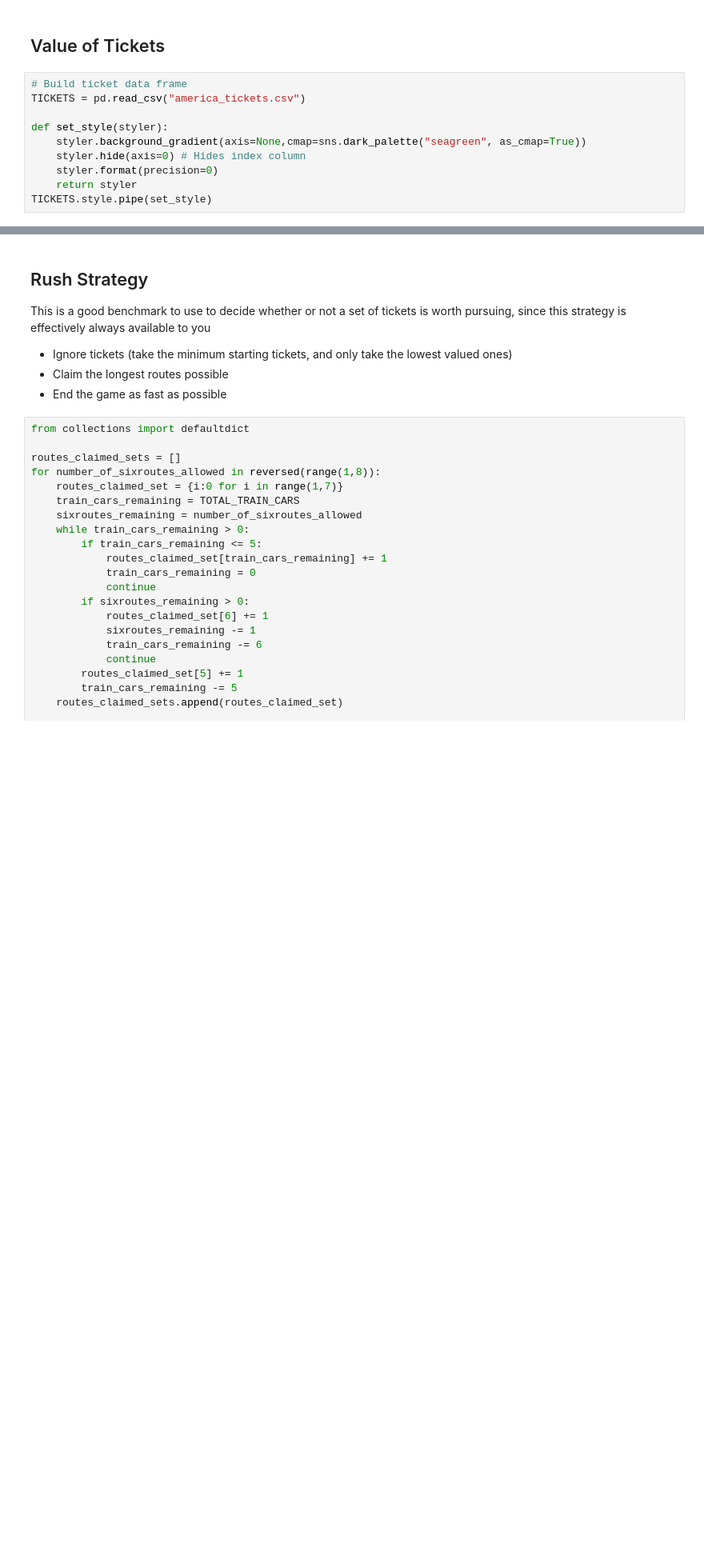
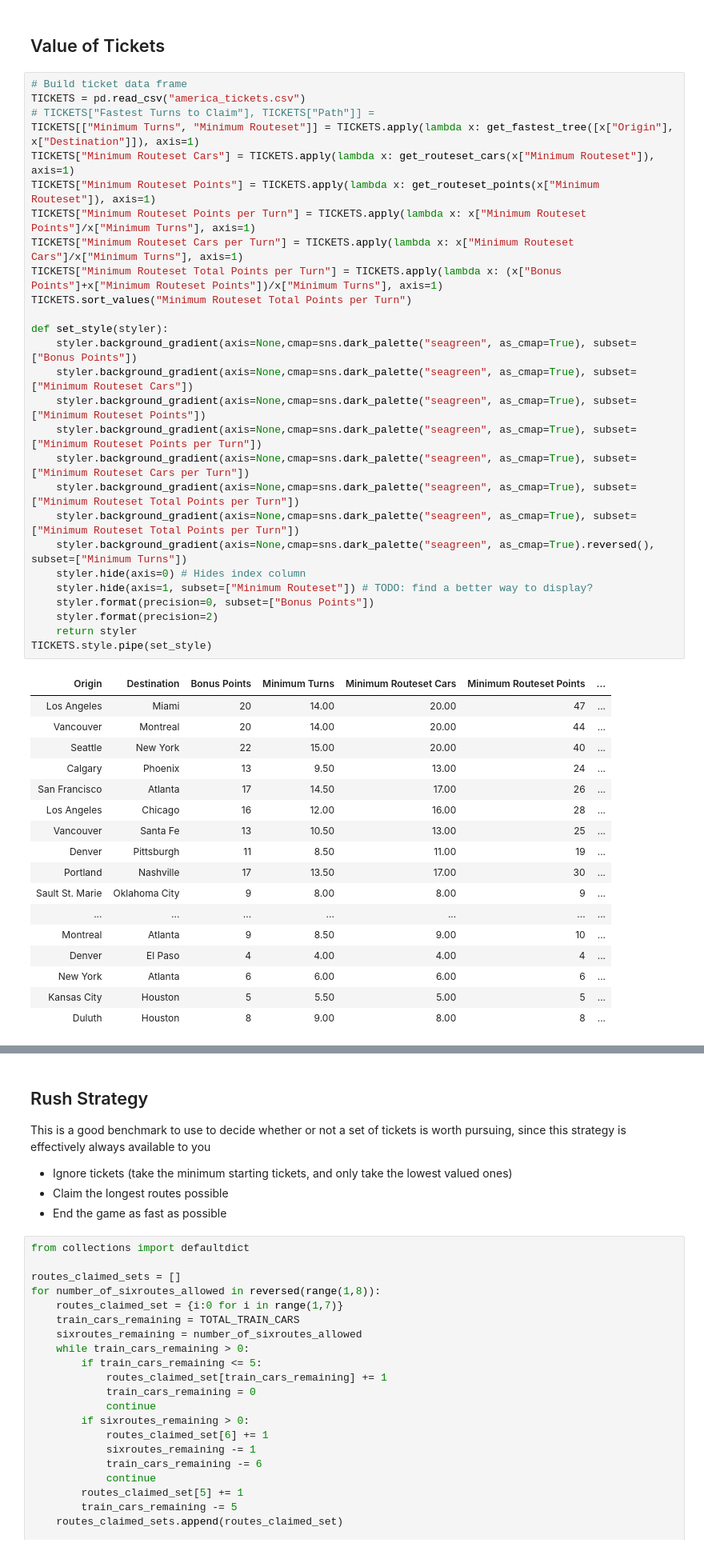
Before and after one commit to jbadlato/jbadlato.github.io, a Jupyter notebook: ticket-to-ride.ipynb, the cells around one changed output, grey strips where cells are left out. Shown at 80% size. Cells and saved outputs as stored; diff of their text form; blank space fills up the shorter version.

```diff
--- a/ticket-to-ride.ipynb
+++ b/ticket-to-ride.ipynb
@@ -122,10 +140,45 @@ There are cases where we do not need to connect all of our cities to complete ou
 # %%
 # Build ticket data frame
 TICKETS = pd.read_csv("america_tickets.csv")
+# TICKETS["Fastest Turns to Claim"], TICKETS["Path"]] =
+TICKETS[["Minimum Turns", "Minimum Routeset"]] = TICKETS.apply(lambda x: get_fastest_tree([x["Origin"], x["Destination"]]), axis=1)
+TICKETS["Minimum Routeset Cars"] = TICKETS.apply(lambda x: get_routeset_cars(x["Minimum Routeset"]), axis=1)
+TICKETS["Minimum Routeset Points"] = TICKETS.apply(lambda x: get_routeset_points(x["Minimum Routeset"]), axis=1)
+TICKETS["Minimum Routeset Points per Turn"] = TICKETS.apply(lambda x: x["Minimum Routeset Points"]/x["Minimum Turns"], axis=1)
+TICKETS["Minimum Routeset Cars per Turn"] = TICKETS.apply(lambda x: x["Minimum Routeset Cars"]/x["Minimum Turns"], axis=1)
+TICKETS["Minimum Routeset Total Points per Turn"] = TICKETS.apply(lambda x: (x["Bonus Points"]+x["Minimum Routeset Points"])/x["Minimum Turns"], axis=1)
+TICKETS.sort_values("Minimum Routeset Total Points per Turn")
 
 def set_style(styler):
-    styler.background_gradient(axis=None,cmap=sns.dark_palette("seagreen", as_cmap=True))
+    styler.background_gradient(axis=None,cmap=sns.dark_palette("seagreen", as_cmap=True), subset=["Bonus Points"])
+    styler.background_gradient(axis=None,cmap=sns.dark_palette("seagreen", as_cmap=True), subset=["Minimum Routeset Cars"])
+    styler.background_gradient(axis=None,cmap=sns.dark_palette("seagreen", as_cmap=True), subset=["Minimum Routeset Points"])
+    styler.background_gradient(axis=None,cmap=sns.dark_palette("seagreen", as_cmap=True), subset=["Minimum Routeset Points per Turn"])
+    styler.background_gradient(axis=None,cmap=sns.dark_palette("seagreen", as_cmap=True), subset=["Minimum Routeset Cars per Turn"])
+    styler.background_gradient(axis=None,cmap=sns.dark_palette("seagreen", as_cmap=True), subset=["Minimum Routeset Total Points per Turn"])
+    styler.background_gradient(axis=None,cmap=sns.dark_palette("seagreen", as_cmap=True), subset=["Minimum Routeset Total Points per Turn"])
+    styler.background_gradient(axis=None,cmap=sns.dark_palette("seagreen", as_cmap=True).reversed(), subset=["Minimum Turns"])
     styler.hide(axis=0) # Hides index column
-    styler.format(precision=0)
+    styler.hide(axis=1, subset=["Minimum Routeset"]) # TODO: find a better way to display?
+    styler.format(precision=0, subset=["Bonus Points"])
+    styler.format(precision=2)
     return styler
 TICKETS.style.pipe(set_style)
+# %% [output]
+| Origin | Destination | Bonus Points | Minimum Turns | Minimum Routeset Cars | Minimum Routeset Points | ... |
+| Los Angeles | Miami | 20 | 14.00 | 20.00 | 47 | ... |
+| Vancouver | Montreal | 20 | 14.00 | 20.00 | 44 | ... |
+| Seattle | New York | 22 | 15.00 | 20.00 | 40 | ... |
+| Calgary | Phoenix | 13 | 9.50 | 13.00 | 24 | ... |
+| San Francisco | Atlanta | 17 | 14.50 | 17.00 | 26 | ... |
+| Los Angeles | Chicago | 16 | 12.00 | 16.00 | 28 | ... |
+| Vancouver | Santa Fe | 13 | 10.50 | 13.00 | 25 | ... |
+| Denver | Pittsburgh | 11 | 8.50 | 11.00 | 19 | ... |
+| Portland | Nashville | 17 | 13.50 | 17.00 | 30 | ... |
+| Sault St. Marie | Oklahoma City | 9 | 8.00 | 8.00 | 9 | ... |
+| ... | ... | ... | ... | ... | ... | ... |
+| Montreal | Atlanta | 9 | 8.50 | 9.00 | 10 | ... |
+| Denver | El Paso | 4 | 4.00 | 4.00 | 4 | ... |
+| New York | Atlanta | 6 | 6.00 | 6.00 | 6 | ... |
+| Kansas City | Houston | 5 | 5.50 | 5.00 | 5 | ... |
+| Duluth | Houston | 8 | 9.00 | 8.00 | 8 | ... |
```
Also changed, not shown: parts of 5 cells of this notebook, 1 other file.
